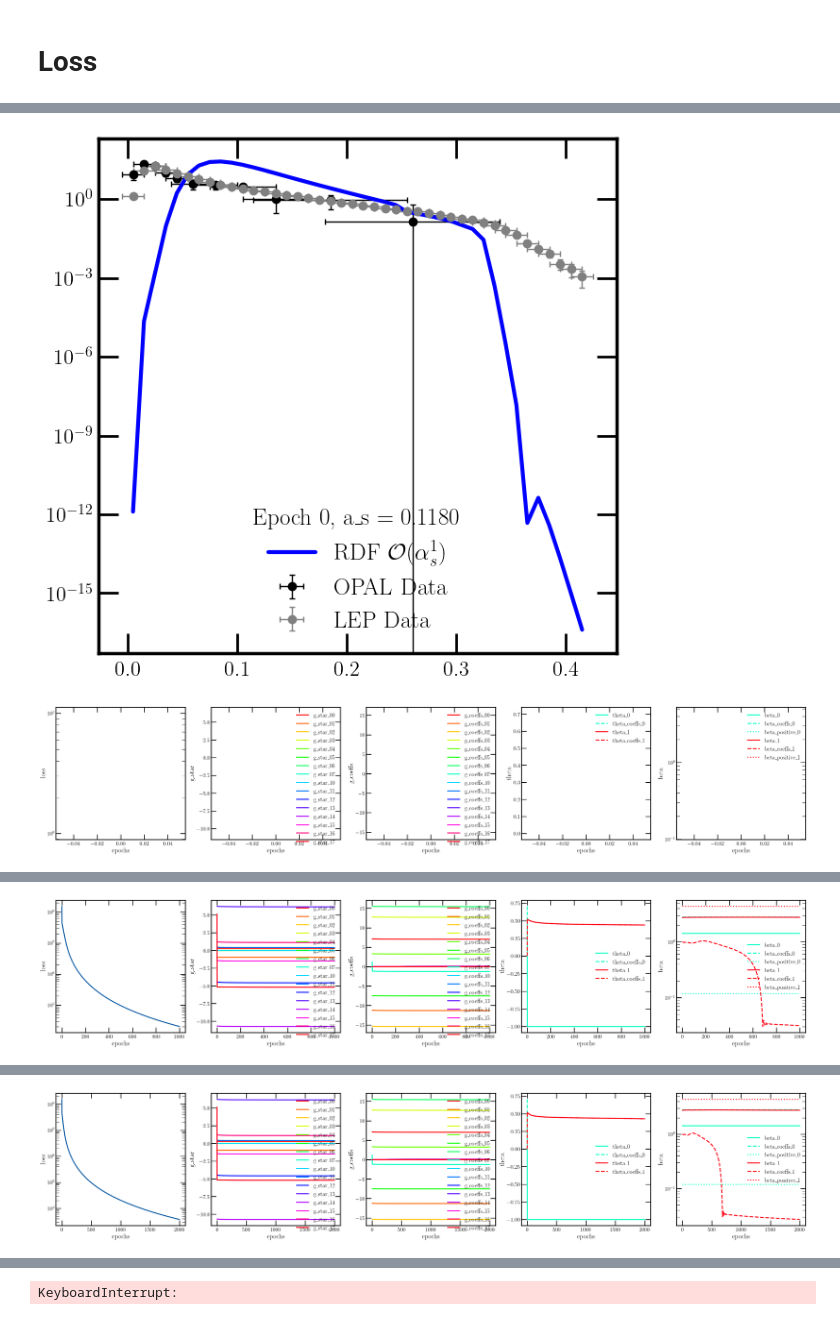
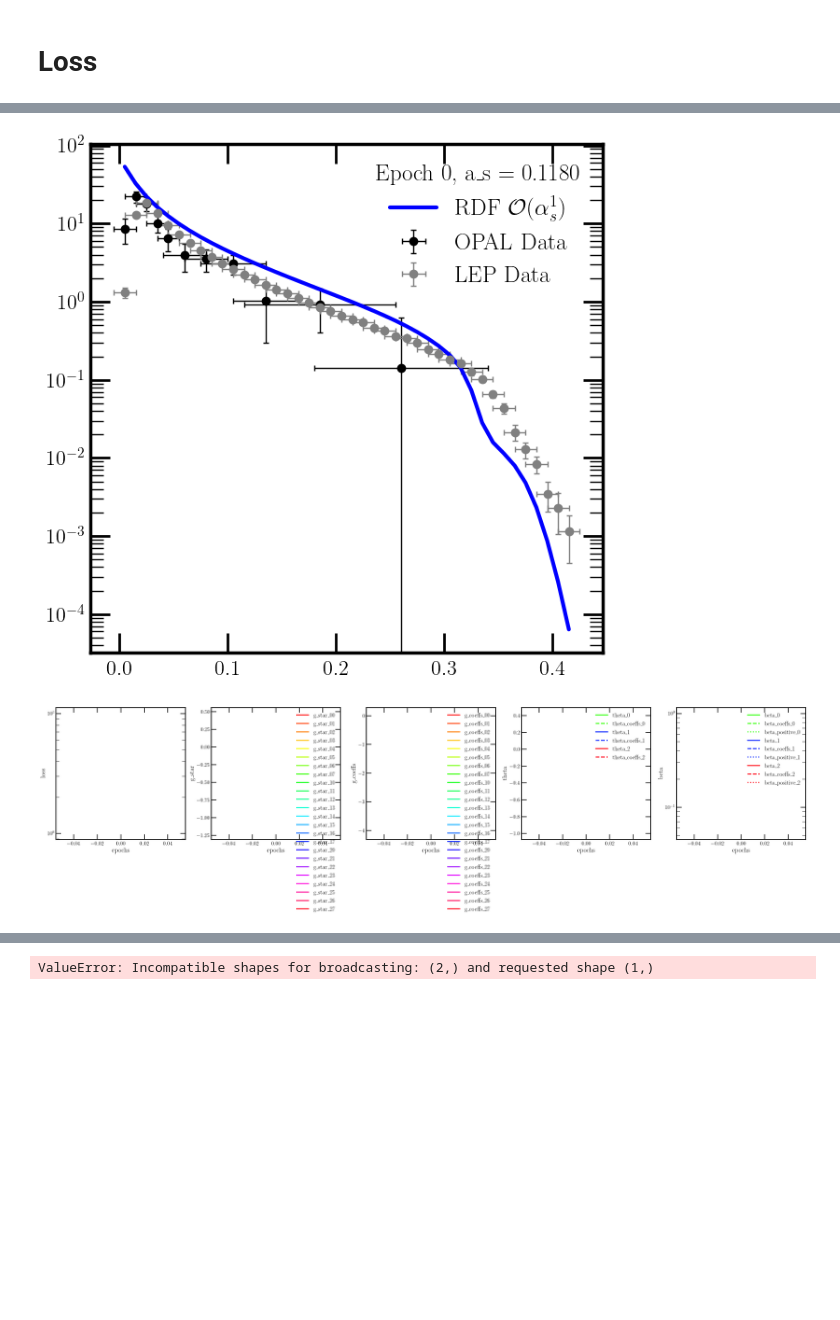
Before and after one commit to rikab/RDF, a Jupyter notebook: numeric/fit.ipynb, the cells around one changed output, grey strips where cells are left out. Drawn from its saved outputs; the diff is of its cells as text; code cells hidden in the pictures; blank space fills up the shorter version.

```diff
--- a/numeric/fit.ipynb
+++ b/numeric/fit.ipynb
@@ -486,7 +484,7 @@ def projector(params, original_params):
     g_coeffs_init = original_params["g_coeffs"]
     g_star_init = original_params["g_star"]
     thetas_init = original_params["thetas"]
-    thetas_init = original_params["thetas_coeffs"]
+    thetas_coeffs_init = original_params["thetas_coeffs"]
     betas_init = original_params["betas"]
     betas_coeffs_init = original_params["betas_coeffs"]
     betas_pos_init = original_params["betas_positive"]
@@ -495,9 +493,9 @@ def projector(params, original_params):
     g_star = g_star.at[:-1].set(g_star_init[:-1])
     g_coeffs = g_coeffs.at[:-1-mstar].set(g_coeffs_init[:-1-mstar])
     thetas = thetas.at[:-1].set(thetas_init[:-1])
-    thetas_coeffs = thetas.at[:-1-mstar].set(thetas_init[:-1])
+    thetas_coeffs = thetas_coeffs.at[:-1-mstar].set(thetas_coeffs_init[:-1-mstar])
     betas = betas.at[:-1].set(betas_init[:-1])
-    betas_coeffs = betas_coeffs.at[:-1-mstar].set(betas_coeffs_init[:-1])
+    betas_coeffs = betas_coeffs.at[:-1-mstar].set(betas_coeffs_init[:-1-mstar])
     betas_pos = betas_pos.at[:-1].set(betas_pos_init[:-1])
 
 
@@ -512,7 +510,7 @@ def projector(params, original_params):
 
     return params
 # %%
-params = randomize_params(params1)
+params = params
 original_params = copy.deepcopy(params1)
 
 
@@ -661,32 +659,32 @@ for epoch in epochs_tqdm:
         ax[4].legend()
         ax[4].set_ylabel("beta")
         ax[4].set_xlabel("epochs")
         plt.yscale("log")
         plt.show()
 
     # Train Step
     params, opt_state, loss, jax_key = train_step(epoch, params, opt_state, jax_key)
 
 
     # Project the params to make them physical
     params = projector(params, original_params)
     # print(params)
 
     losses.append(loss)
     g_star_log.append(params['g_star'])
     g_coeffs_log.append(params['g_coeffs'])
     thetas_log.append(params['thetas'])
     betas_log.append(params["betas"])
     thetas_c_log.append(params["thetas_coeffs"])
     betas_c_log.append(params["betas_coeffs"])
     betas_p_log.append(params["betas_positive"])
     params_log.append(params)
 
 
     epochs_tqdm.set_description(f"{losses[-1].item() : .4e}")
     # print(g_coeffs_log[-1])
     # print(g_star_log[-1])
     # print(thetas_log[-1])
 # %% [output]
-[figure, old version]
+[figure, new version]
-[figure, old version]
+[figure, new version]
@@ -694 +690,0 @@ for epoch in epochs_tqdm:
-[figure, removed]
@@ -696 +690,0 @@ for epoch in epochs_tqdm:
-[figure, removed]
@@ -699 +691 @@ for epoch in epochs_tqdm:
-KeyboardInterrupt:
+ValueError: Incompatible shapes for broadcasting: (2,) and requested shape (1,)
```
Also changed, not shown: parts of 3 cells of this notebook.
